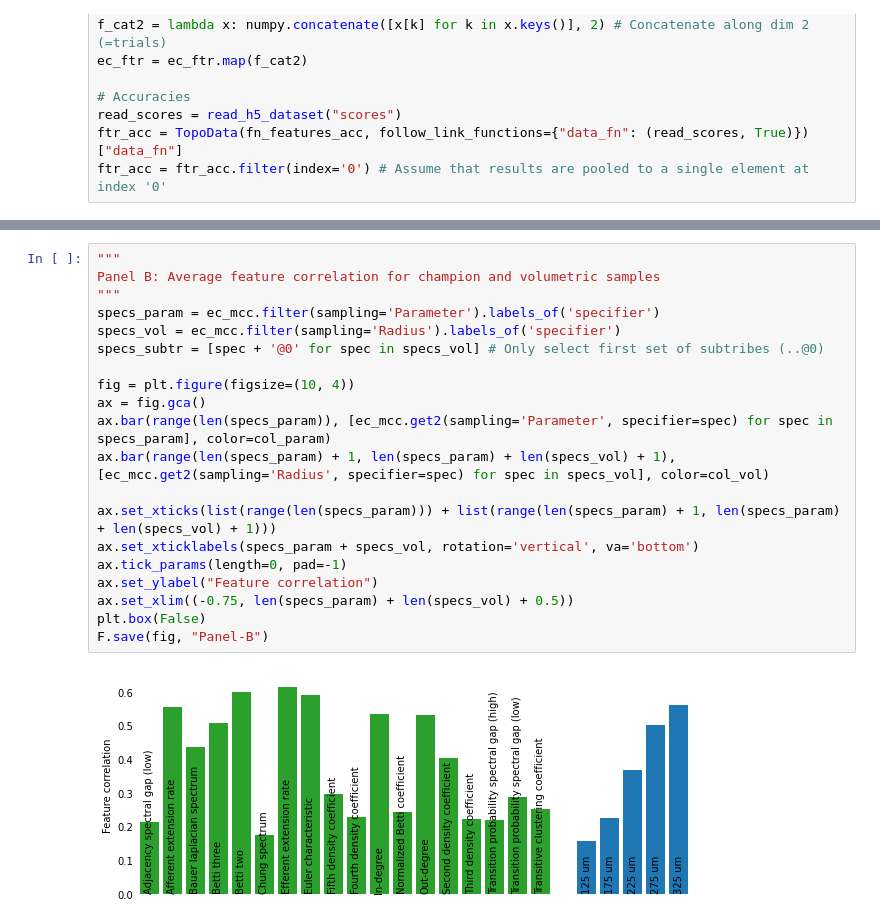
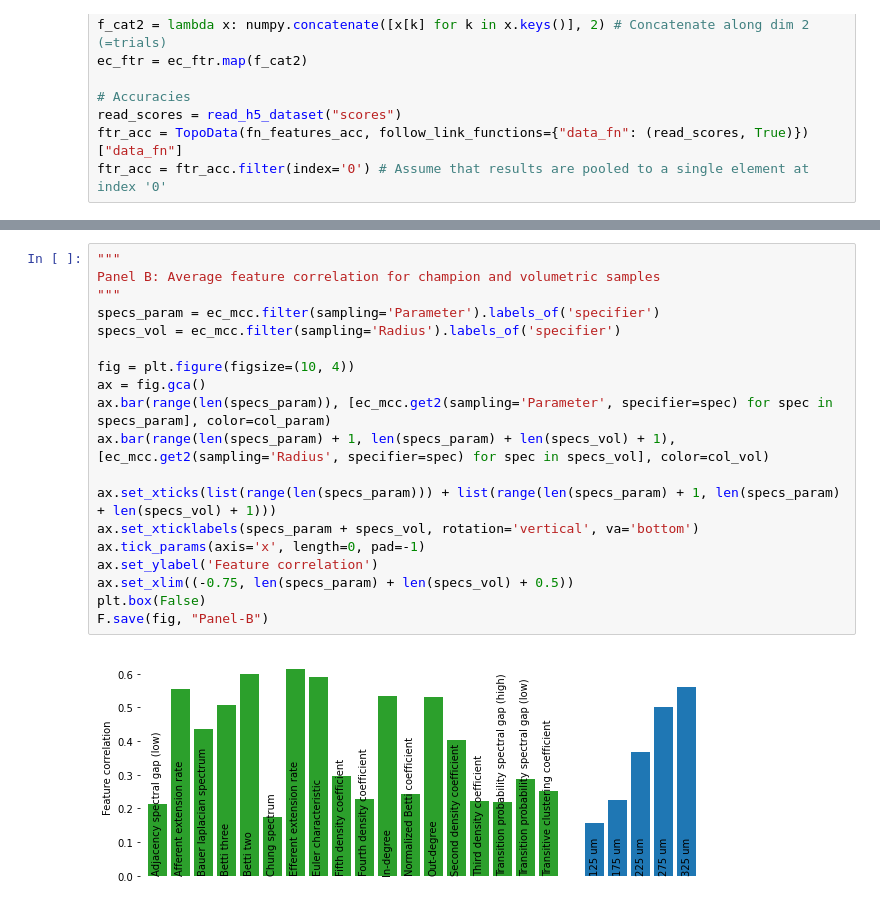
Before and after one commit to BlueBrain/topological_sampling, a Jupyter notebook: notebooks/Figure 7.ipynb, the cells around one changed output, grey strips where cells are left out. Saved outputs shown, nothing was run; the diff lists cells and outputs as text.

```diff
--- a/notebooks/Figure 7.ipynb
+++ b/notebooks/Figure 7.ipynb
@@ -73,22 +113,21 @@ Panel A: Two examples of sets of tribes with uncorrelated and highly correlated
 # %%
 """
 Panel B: Average feature correlation for champion and volumetric samples
 """
 specs_param = ec_mcc.filter(sampling='Parameter').labels_of('specifier')
 specs_vol = ec_mcc.filter(sampling='Radius').labels_of('specifier')
-specs_subtr = [spec + '@0' for spec in specs_vol] # Only select first set of subtribes (..@0)
 
 fig = plt.figure(figsize=(10, 4))
 ax = fig.gca()
 ax.bar(range(len(specs_param)), [ec_mcc.get2(sampling='Parameter', specifier=spec) for spec in specs_param], color=col_param)
 ax.bar(range(len(specs_param) + 1, len(specs_param) + len(specs_vol) + 1), [ec_mcc.get2(sampling='Radius', specifier=spec) for spec in specs_vol], color=col_vol)
 
 ax.set_xticks(list(range(len(specs_param))) + list(range(len(specs_param) + 1, len(specs_param) + len(specs_vol) + 1)))
 ax.set_xticklabels(specs_param + specs_vol, rotation='vertical', va='bottom')
-ax.tick_params(length=0, pad=-1)
-ax.set_ylabel("Feature correlation")
+ax.tick_params(axis='x', length=0, pad=-1)
+ax.set_ylabel('Feature correlation')
 ax.set_xlim((-0.75, len(specs_param) + len(specs_vol) + 0.5))
 plt.box(False)
 F.save(fig, "Panel-B")
 # %% [output]
-[figure, old version]
+[figure, new version]
```
Also changed, not shown: parts of 10 cells of this notebook, 1 other file.
